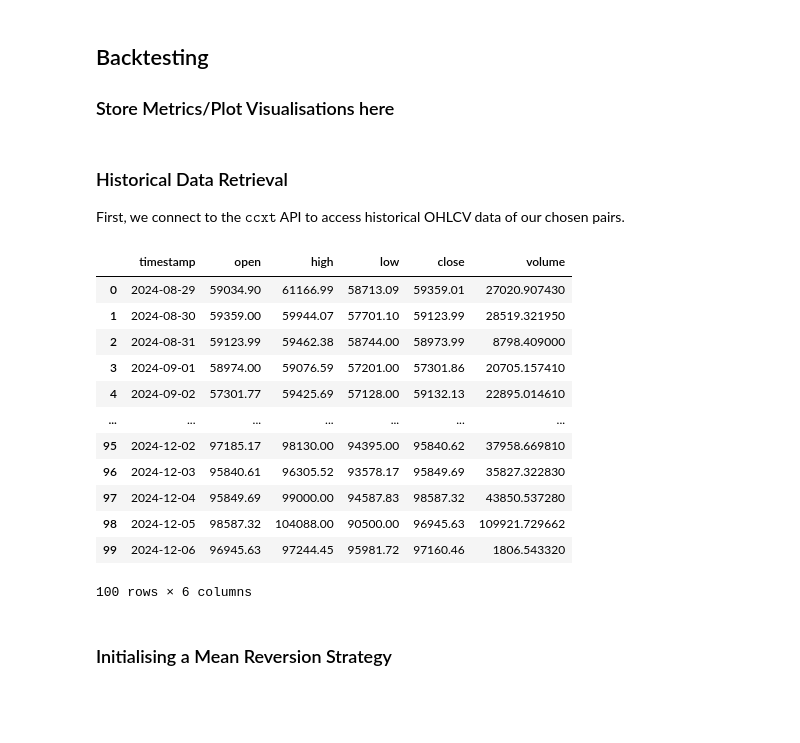
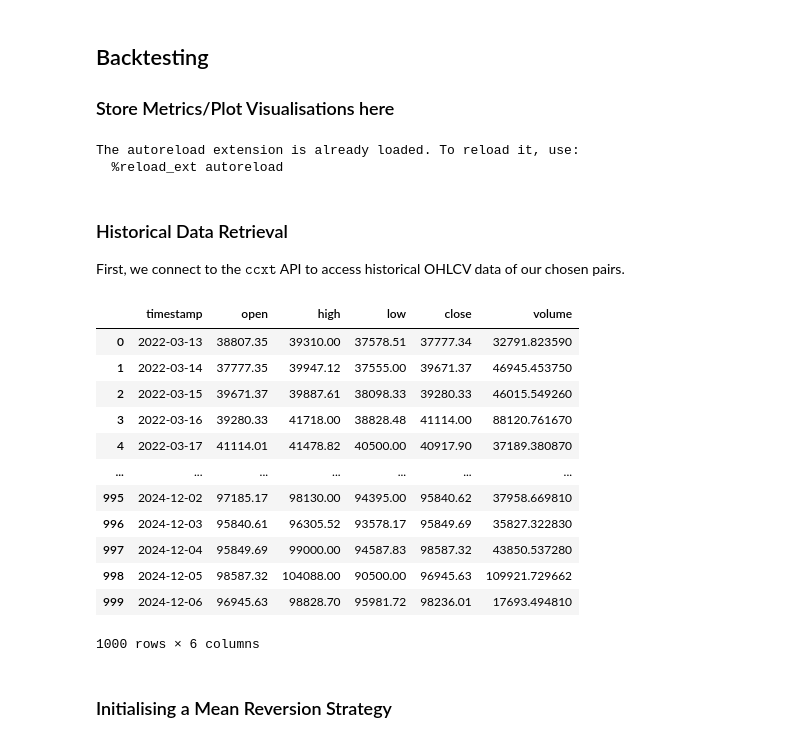
Before and after one commit to fatdadat/trading-algo, a Jupyter notebook: backtesting/backtest.ipynb, the cells around one changed output. Saved outputs shown, nothing was run; the diff lists cells and outputs as text; code cells hidden in the pictures; blank space fills up the shorter version.

```diff
--- a/backtesting/backtest.ipynb
+++ b/backtesting/backtest.ipynb
@@ -3,6 +3,9 @@
 
 ### Store Metrics/Plot Visualisations here
 # %%
+%load_ext autoreload
+%autoreload 2
+
 import sys
 from pathlib import Path
 import pandas as pd
@@ -10,7 +13,7 @@ import json
 from datetime import datetime
 import matplotlib.pyplot as plt
 
-# sys.path.append('..')
+sys.path.append('..')
 from strategies.mean_reversion import MeanReversionStrat, Trade
 from utilities.api_client import APIClient
 from strategies.indicators import rsi, bb, atr, std_dev
@@ -22,6 +25,9 @@ with open('../config.json', 'r') as f:
 # Initialize backtest parameters
 INITIAL_BALANCE_USDT = 10000  # Starting with 10k USDT
 TRADING_FEES = 0.001  # 0.1% maker/taker fee on Binance
+# %% [output]
+The autoreload extension is already loaded. To reload it, use:
+  %reload_ext autoreload
 # %%
 class Backtest:
     def __init__(self, strategy: MeanReversionStrat):
@@ -51,25 +68,25 @@ First, we connect to the $\texttt{ccxt}$ API to access historical OHLCV data of
 # %%
 from keys import API_KEY, API_SECRET
 
 client = APIClient(config, API_KEY, API_SECRET)
 client.exchange.enableRateLimit = True
 client.exchange.options['adjustForTimeDifference'] = True
-historical_data = client.fetch_ohlcv_df('BTC/USDT')
+historical_data = client.fetch_ohlcv_df('BTC/USDT', period=1000)
 display(historical_data)
 # %% [output]
 |  | timestamp | open | high | low | close | volume |
-| 0 | 2024-08-29 | 59034.90 | 61166.99 | 58713.09 | 59359.01 | 27020.907430 |
-| 1 | 2024-08-30 | 59359.00 | 59944.07 | 57701.10 | 59123.99 | 28519.321950 |
-| 2 | 2024-08-31 | 59123.99 | 59462.38 | 58744.00 | 58973.99 | 8798.409000 |
-| 3 | 2024-09-01 | 58974.00 | 59076.59 | 57201.00 | 57301.86 | 20705.157410 |
-| 4 | 2024-09-02 | 57301.77 | 59425.69 | 57128.00 | 59132.13 | 22895.014610 |
+| 0 | 2022-03-13 | 38807.35 | 39310.00 | 37578.51 | 37777.34 | 32791.823590 |
+| 1 | 2022-03-14 | 37777.35 | 39947.12 | 37555.00 | 39671.37 | 46945.453750 |
+| 2 | 2022-03-15 | 39671.37 | 39887.61 | 38098.33 | 39280.33 | 46015.549260 |
+| 3 | 2022-03-16 | 39280.33 | 41718.00 | 38828.48 | 41114.00 | 88120.761670 |
+| 4 | 2022-03-17 | 41114.01 | 41478.82 | 40500.00 | 40917.90 | 37189.380870 |
 | ... | ... | ... | ... | ... | ... | ... |
-| 95 | 2024-12-02 | 97185.17 | 98130.00 | 94395.00 | 95840.62 | 37958.669810 |
-| 96 | 2024-12-03 | 95840.61 | 96305.52 | 93578.17 | 95849.69 | 35827.322830 |
-| 97 | 2024-12-04 | 95849.69 | 99000.00 | 94587.83 | 98587.32 | 43850.537280 |
-| 98 | 2024-12-05 | 98587.32 | 104088.00 | 90500.00 | 96945.63 | 109921.729662 |
-| 99 | 2024-12-06 | 96945.63 | 97244.45 | 95981.72 | 97160.46 | 1806.543320 |
+| 995 | 2024-12-02 | 97185.17 | 98130.00 | 94395.00 | 95840.62 | 37958.669810 |
+| 996 | 2024-12-03 | 95840.61 | 96305.52 | 93578.17 | 95849.69 | 35827.322830 |
+| 997 | 2024-12-04 | 95849.69 | 99000.00 | 94587.83 | 98587.32 | 43850.537280 |
+| 998 | 2024-12-05 | 98587.32 | 104088.00 | 90500.00 | 96945.63 | 109921.729662 |
+| 999 | 2024-12-06 | 96945.63 | 98828.70 | 95981.72 | 98236.01 | 17693.494810 |
-100 rows × 6 columns
+1000 rows × 6 columns
 # %% [markdown]
 ### Initialising a Mean Reversion Strategy
 # %%
```
Also changed, not shown: parts of 3 cells of this notebook, 3 other files.
